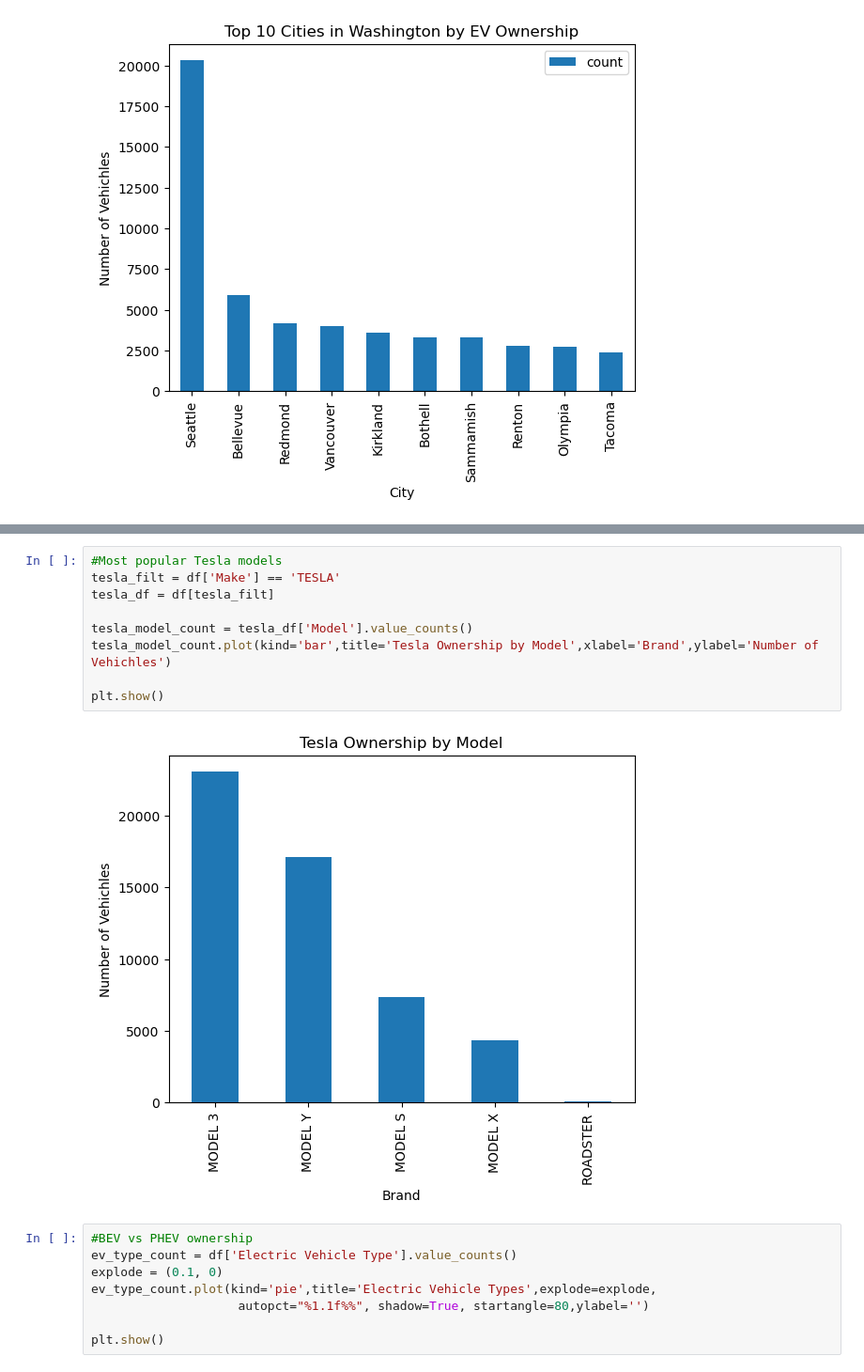
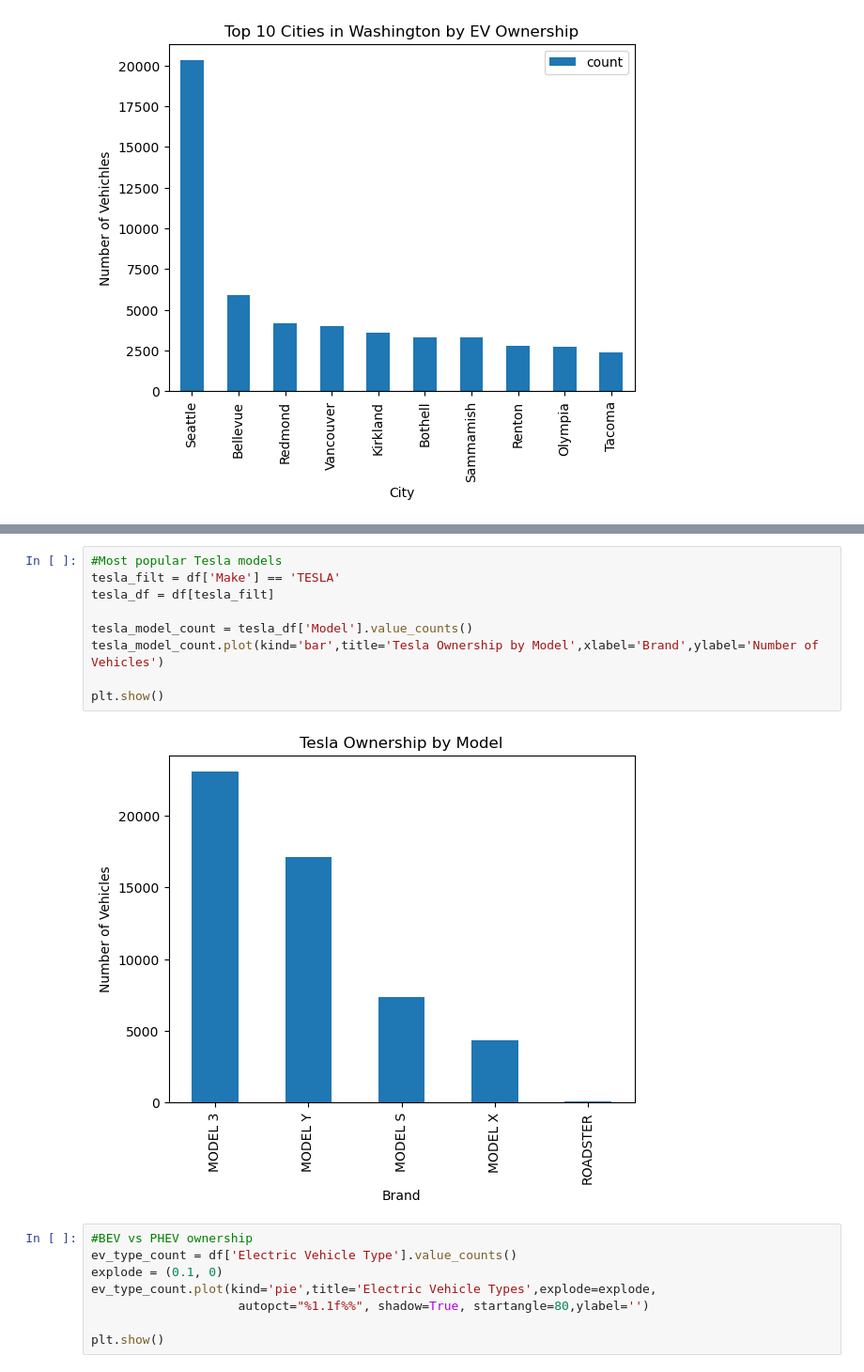
Before and after one commit to caelwillis/group-4-proj-1, a Jupyter notebook: visualisations.ipynb, the cells around one changed output, grey strips where cells are left out. Shown: that part at 94% size. Cells and saved outputs as stored; diff of their text form.

```diff
--- a/visualisations.ipynb
+++ b/visualisations.ipynb
@@ -179,14 +179,14 @@ plt.show()
 # %%
 #Most popular Tesla models
 tesla_filt = df['Make'] == 'TESLA'
 tesla_df = df[tesla_filt]
 
 tesla_model_count = tesla_df['Model'].value_counts()
-tesla_model_count.plot(kind='bar',title='Tesla Ownership by Model',xlabel='Brand',ylabel='Number of Vehichles')
+tesla_model_count.plot(kind='bar',title='Tesla Ownership by Model',xlabel='Brand',ylabel='Number of Vehicles')
 
 plt.show()
 # %% [output]
-[figure, old version]
+[figure, new version]
 # %%
 #BEV vs PHEV ownership
 ev_type_count = df['Electric Vehicle Type'].value_counts()
```
Also changed, not shown: parts of 4 cells of this notebook.
